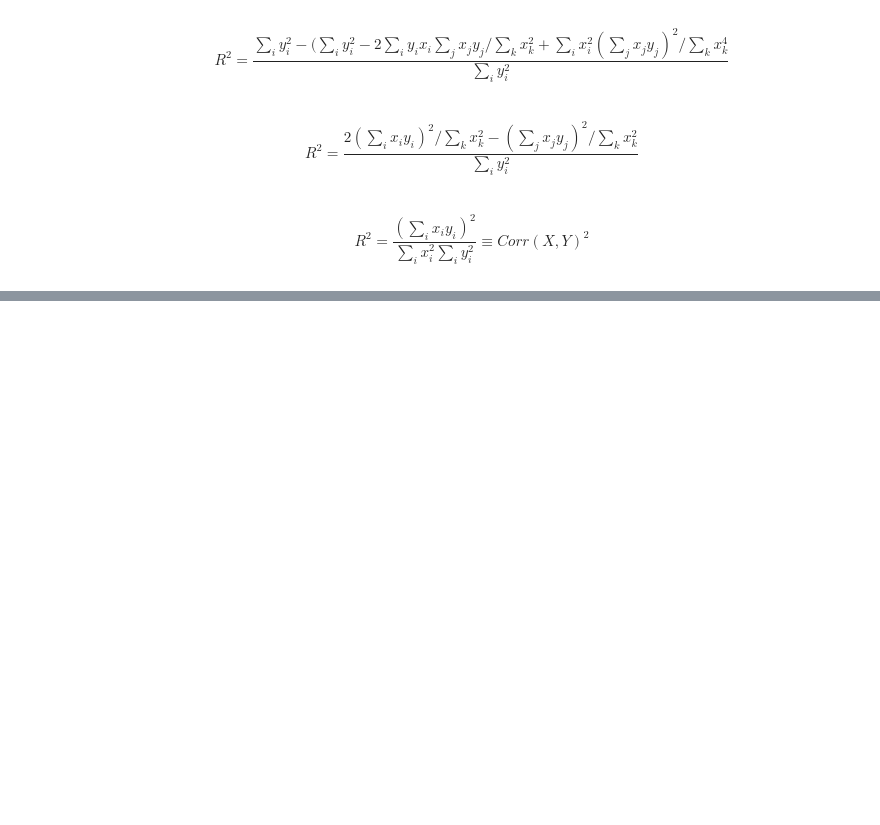
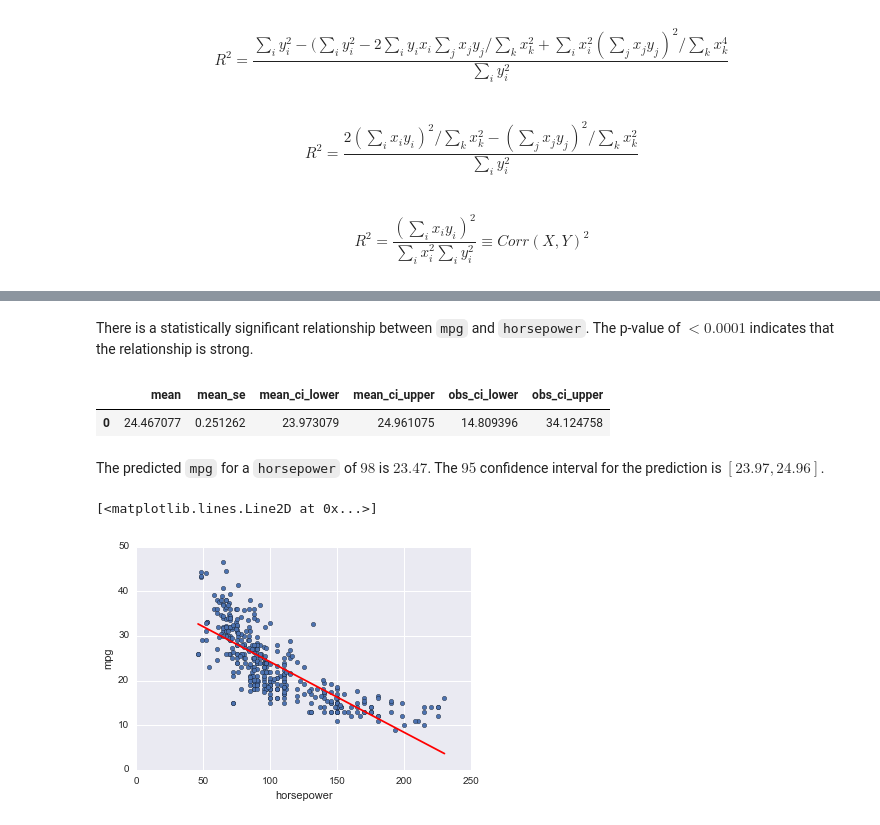
Before and after one commit to kjoshi/ISL, a Jupyter notebook: chapter3/3.7_Exercises.ipynb, the cells around one changed output, grey strips where cells are left out. Drawn from its saved outputs; the diff is of its cells as text; code cells hidden in the pictures; blank space fills up the shorter version.

```diff
--- a/chapter3/3.7_Exercises.ipynb
+++ b/chapter3/3.7_Exercises.ipynb
@@ -151,0 +177,5 @@ $$ R^2 = \frac{(\sum_i x_i y_i)^2}{\sum_i x_i^2 \sum_i y_i^2}  \equiv Corr(X,Y)^
+# %%
+auto = pd.read_csv("../Data/Auto.csv", na_values=['?']).dropna()
+# %%
+res1 = smf.ols("mpg~horsepower", data=auto).fit()
+res1.summary()
@@ -151,0 +200,19 @@ $$ R^2 = \frac{(\sum_i x_i y_i)^2}{\sum_i x_i^2 \sum_i y_i^2}  \equiv Corr(X,Y)^
+# %% [markdown]
+There is a statistically significant relationship between `mpg` and `horsepower`. The p-value of $<0.0001$ indicates that the relationship is strong.
+# %%
+prediction = pd.DataFrame({'Intercept':1, 'horsepower':[98]})
+res1.get_prediction(prediction).summary_frame()
+# %% [output]
+|  | mean | mean_se | mean_ci_lower | mean_ci_upper | obs_ci_lower | obs_ci_upper |
+| 0 | 24.467077 | 0.251262 | 23.973079 | 24.961075 | 14.809396 | 34.124758 |
+# %% [markdown]
+The predicted `mpg` for a `horsepower` of $98$ is $23.47$.
+The $95%$ confidence interval for the prediction is $[23.97, 24.96]$.
+# %%
+X_new = pd.DataFrame({'Intercept': 1, 'horsepower': [auto.horsepower.min(), auto.horsepower.max()]})
+preds = res1.predict(X_new)
+auto.plot(kind='scatter', x='horsepower', y='mpg')
+plt.plot(X_new.horsepower, preds, color='red')
+# %% [output]
+[<matplotlib.lines.Line2D at 0x...>]
+[figure, added]
```
Also changed, not shown: parts of 4 cells of this notebook, 1 other file.
